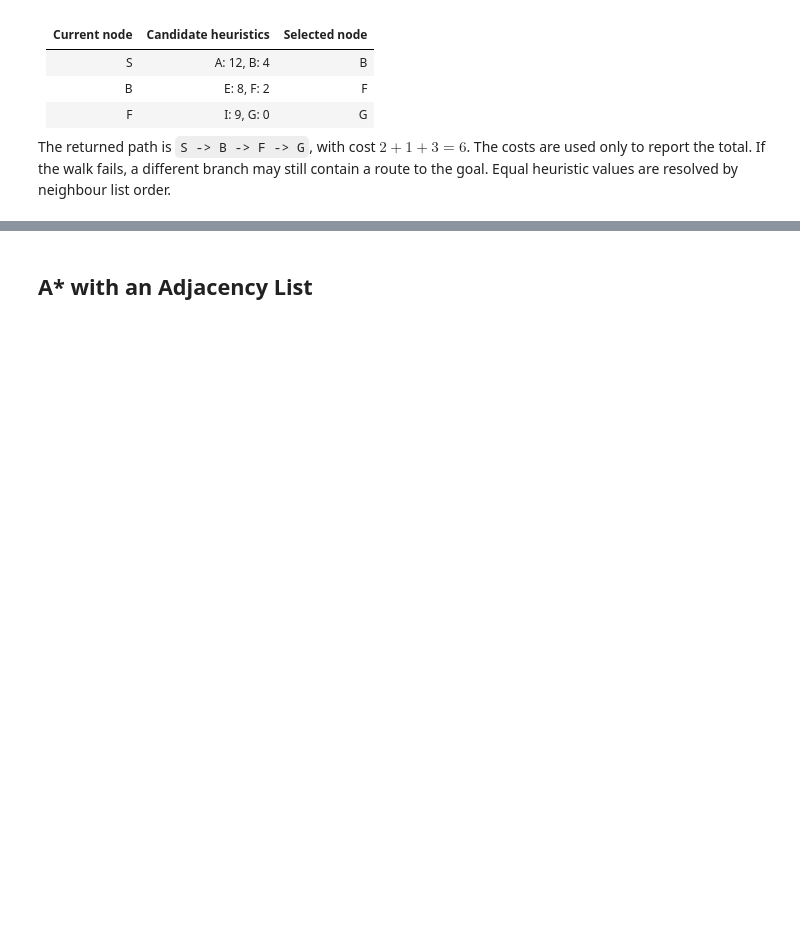
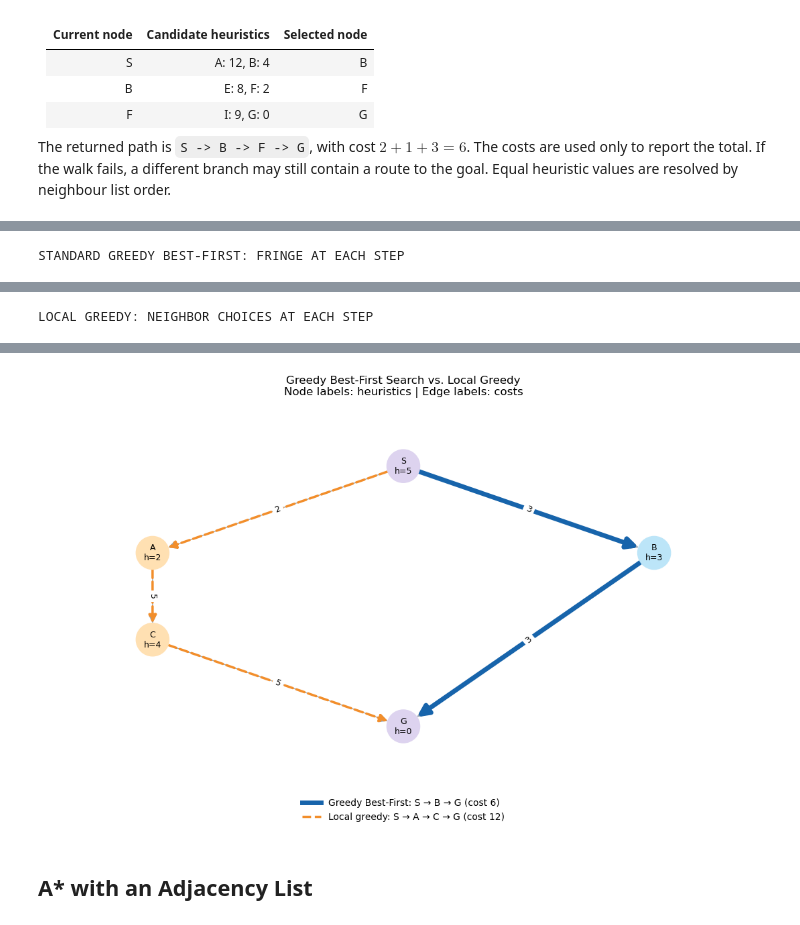
Before and after one commit to jalil-piran/AI, a Jupyter notebook: AI_2026.ipynb, the cells around one changed output, grey strips where cells are left out. Saved outputs shown, nothing was run; the diff lists cells and outputs as text; code cells hidden in the pictures; blank space fills up the shorter version.

```diff
--- a/AI_2026.ipynb
+++ b/AI_2026.ipynb
@@ -418,0 +705,75 @@ draw_search_graph(greedy_graph, greedy_h, greedy_path, greedy_positions,
+# %%
+# Two routes to the goal:
+# Local greedy: S -> A -> C -> G, cost = 2 + 5 + 5 = 12
+# Standard GBFS: S -> B -> G, cost = 3 + 3 = 6
+greedy_graph = {
+    'S': [('A', 2), ('B', 3)],
+    'A': [('C', 5)],
+    'B': [('G', 3)],
+    'C': [('G', 5)]
+}
+
+greedy_h = {
+    'S': 5,
+    'A': 2,
+    'B': 3,
+    'C': 4,
+    'G': 0
+}
+
+greedy_positions = {
+    'S': (0, 3),
+    'A': (-2, 2),
+    'B': (2, 2),
+    'C': (-2, 1),
+    'G': (0, 0)
+}
+# Unpack the path and step records returned by each algorithm.
+standard_path, standard_steps = greedy_best_first(
+    greedy_graph, greedy_h, 'S', 'G'
+)
+
+local_path, local_steps = local_greedy(
+    greedy_graph, greedy_h, 'S', 'G'
+)
+
+# Text results and summary table.
+results = []
+
+for name, path in [
+    ('Greedy Best-First Search', standard_path),
+    ('Local greedy search', local_path)
+]:
+    if path is None:
+        route = 'No solution found'
+        cost = float('inf')
+        print(f'{name}: {route}')
+    else:
+        route = ' -> '.join(path)
+        cost = path_cost(greedy_graph, path)
+        print(f'{name}: {route} | Cost: {cost:g}')
+
+    results.append({
+        'Algorithm': name,
+        'Found path': route,
+        'Path cost': cost
+    })
+
+print('\nRESULT COMPARISON')
+display(pd.DataFrame(results))
+
+print('\nSTANDARD GREEDY BEST-FIRST: FRINGE AT EACH STEP')
+display(pd.DataFrame(standard_steps))
+
+print('\nLOCAL GREEDY: NEIGHBOR CHOICES AT EACH STEP')
+display(pd.DataFrame(local_steps))
+
+# Use the five-argument plotting function from the combined code.
+draw_search_graph(
+    greedy_graph,
+    greedy_h,
+    standard_path,
+    local_path,
+    greedy_positions
+)
+# %% [output]
@@ -418,0 +787 @@ draw_search_graph(greedy_graph, greedy_h, greedy_path, greedy_positions,
+STANDARD GREEDY BEST-FIRST: FRINGE AT EACH STEP
@@ -418,0 +793 @@ draw_search_graph(greedy_graph, greedy_h, greedy_path, greedy_positions,
+LOCAL GREEDY: NEIGHBOR CHOICES AT EACH STEP
@@ -419,3 +799,4 @@ draw_search_graph(greedy_graph, greedy_h, greedy_path, greedy_positions,
+[figure, added]
 # %% [markdown]
 ## A* with an Adjacency List
 # %% [markdown]
```
Also changed, not shown: parts of 9 cells of this notebook.
